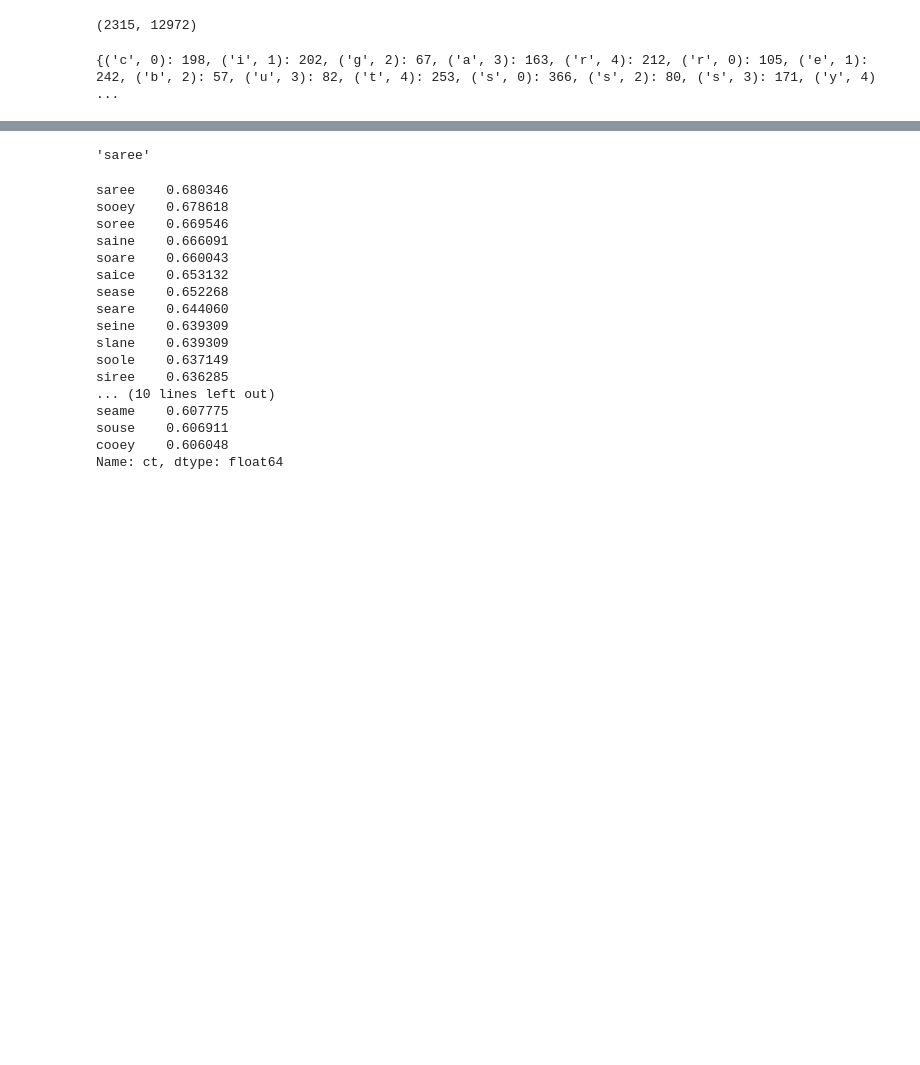
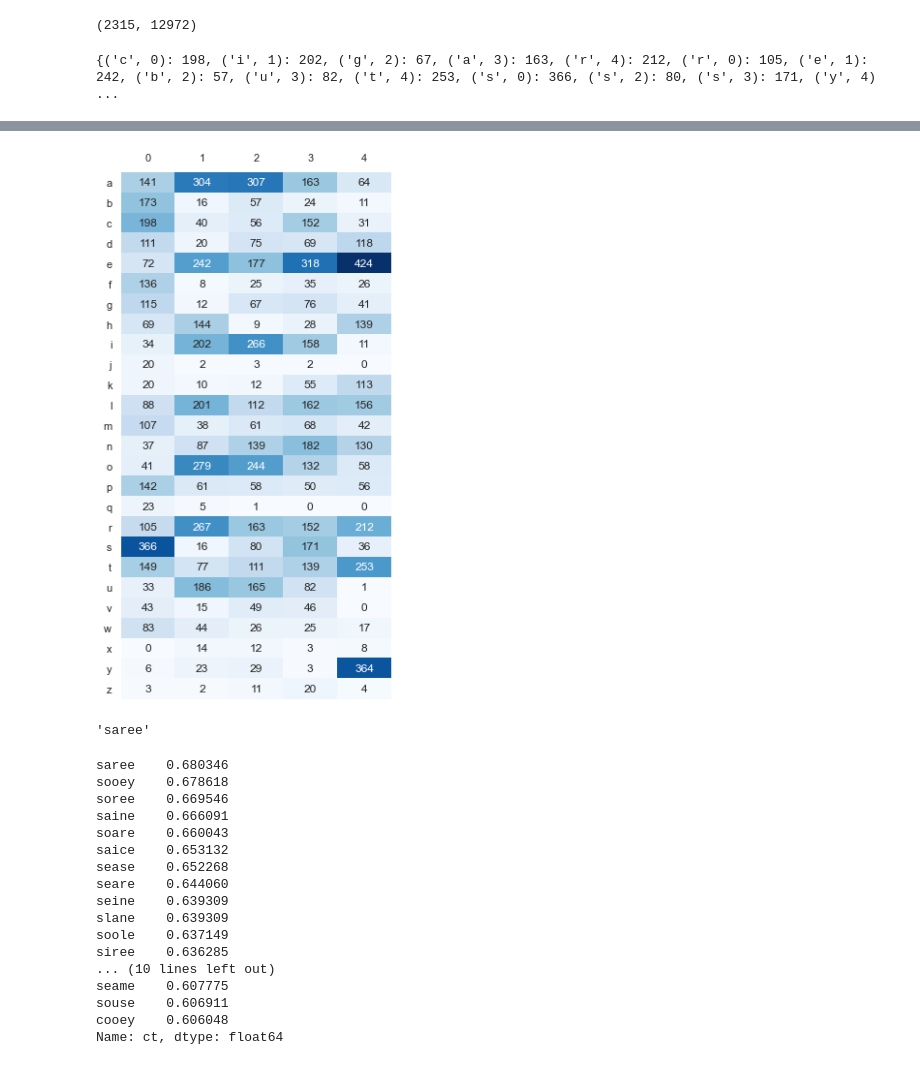
Before and after one commit to sdvinay/wordle_analysis, a Jupyter notebook: wordle_optimizer.ipynb, the cells around one changed output, grey strips where cells are left out. Drawn from its saved outputs; the diff is of its cells as text; code cells hidden in the pictures; blank space fills up the shorter version.

Commit message:
heatmap of letter distribution

```diff
--- a/wordle_optimizer.ipynb
+++ b/wordle_optimizer.ipynb
@@ -34,9 +36,3 @@ for word in solutions:
 print(appearances)
 # %% [output]
 {('c', 0): 198, ('i', 1): 202, ('g', 2): 67, ('a', 3): 163, ('r', 4): 212, ('r', 0): 105, ('e', 1): 242, ('b', 2): 57, ('u', 3): 82, ('t', 4): 253, ('s', 0): 366, ('s', 2): 80, ('s', 3): 171, ('y', 4) ...
-# %%
-# summarize the appearances
-for o in range (97, 97+26):
-    c = chr(o)
-    counts = [appearances.get((c, i), 0) for i in range(5)]
-    print (c, counts, sum(counts))
@@ -60,0 +39,5 @@ z [3, 2, 11, 20, 4] 40
+# %%
+# summarize the appearances
+
+letter_counts = pd.DataFrame({chr(o): [appearances.get((chr(o), i), 0) for i in range(5)] for o in range (97, 97+26)}).T
+letter_counts
@@ -61,3 +62,13 @@ z [3, 2, 11, 20, 4] 40
+# %%
+
+sns.set(rc = {'figure.figsize':(5,10)})
+sns.heatmap(letter_counts, annot=True, fmt="d", cmap="Blues", cbar=False)
+plt.yticks(rotation=0)
+plt.tick_params(labelbottom = False, bottom=False, top = False, labeltop=True)
+
+plt.show()
+# %% [output]
+[figure, added]
 # %%
 
 
```
Also changed, not shown: parts of 4 cells of this notebook.
